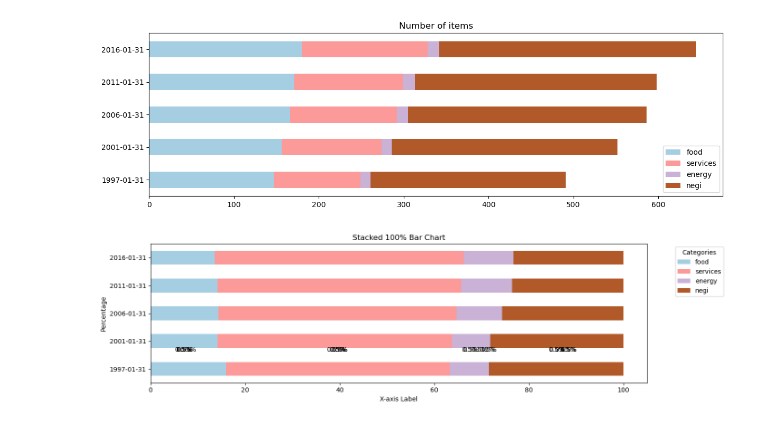
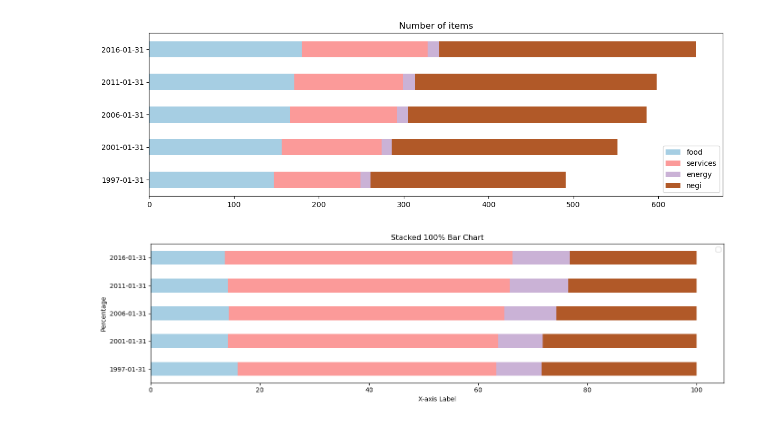
Before and after one commit to lamlam98765/thesis_code, a Jupyter notebook: main/2_Preprocess_HICP_all.ipynb, the cells around one changed output. Cells and saved outputs as stored; diff of their text form; code cells hidden in the pictures.

```diff
--- a/main/2_Preprocess_HICP_all.ipynb
+++ b/main/2_Preprocess_HICP_all.ipynb
@@ -326,16 +358,15 @@ plt.show()
 # %%
 df_percentage = summary_df_w.drop(columns='total').div(summary_df_w.drop(columns='total').sum(axis=1), axis=0) * 100
 
 # Plot the stacked 100% bar chart
 # Plot the stacked 100% bar chart
 ax = df_percentage.plot(kind='barh', stacked=True, figsize=(14, 4), colormap='Paired')
 
 plt.xlabel('X-axis Label')
 plt.ylabel('Percentage')
 plt.title('Stacked 100% Bar Chart')
-plt.legend(title='Categories', bbox_to_anchor=(1.05, 1), loc='upper left')
 plt.tight_layout()
-
+plt.legend([])
 plt.show()
 # %% [output]
-[figure, old version]
+[figure, new version]
```
Also changed, not shown: parts of 5 cells of this notebook, 9 other files.
